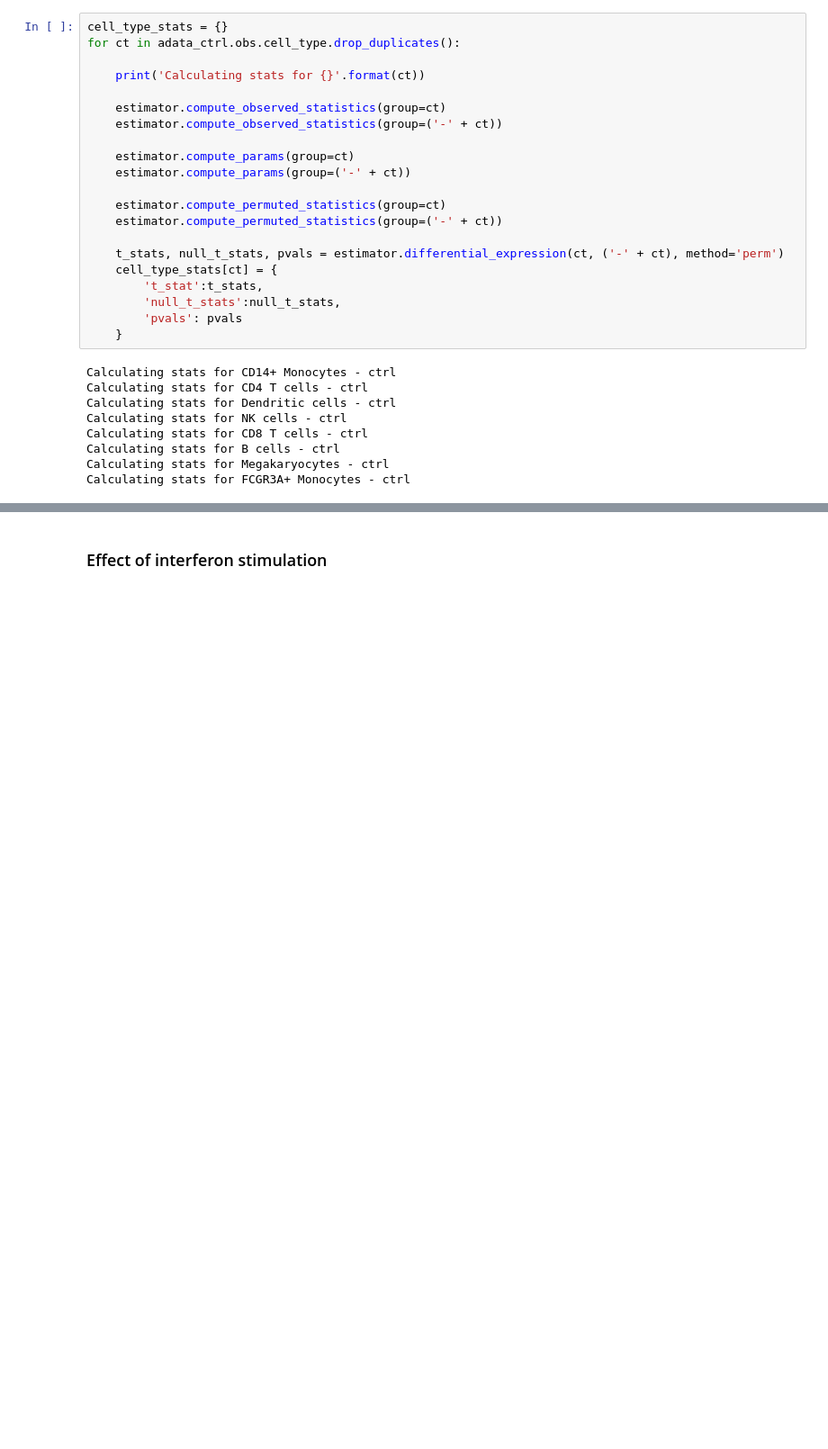
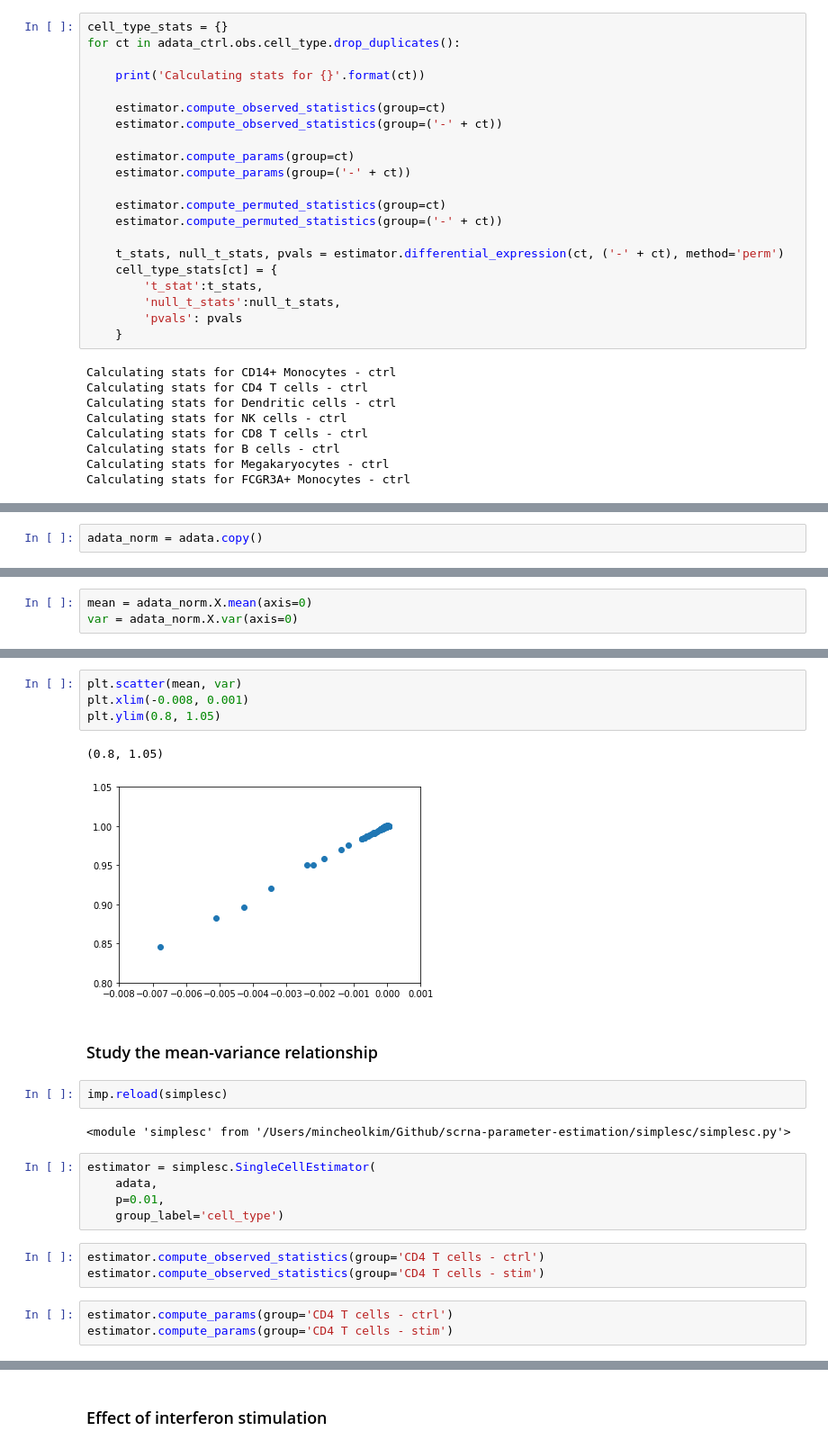
Before and after one commit to yelabucsf/scrna-parameter-estimation, a Jupyter notebook: examples/interferon_stimulation/interferon_stimulation_analysis.ipynb, the cells around one changed output, grey strips where cells are left out. Shown at 90% size. Cells and saved outputs as stored; diff of their text form; blank space fills up the shorter version.

```diff
--- a/examples/interferon_stimulation/interferon_stimulation_analysis.ipynb
+++ b/examples/interferon_stimulation/interferon_stimulation_analysis.ipynb
@@ -175,0 +189,2 @@ Number of sig. at 0.01 FDR: 614
+# %%
+adata_norm = adata.copy()
@@ -175,0 +200,3 @@ Number of sig. at 0.01 FDR: 614
+# %%
+mean = adata_norm.X.mean(axis=0)
+var = adata_norm.X.var(axis=0)
@@ -175,0 +208,24 @@ Number of sig. at 0.01 FDR: 614
+# %%
+plt.scatter(mean, var)
+plt.xlim(-0.008, 0.001)
+plt.ylim(0.8, 1.05)
+# %% [output]
+(0.8, 1.05)
+[figure, added]
+# %% [markdown]
+### Study the mean-variance relationship
+# %%
+imp.reload(simplesc)
+# %% [output]
+<module 'simplesc' from '/Users/mincheolkim/Github/scrna-parameter-estimation/simplesc/simplesc.py'>
+# %%
+estimator = simplesc.SingleCellEstimator(
+    adata,
+    p=0.01,
+    group_label='cell_type')
+# %%
+estimator.compute_observed_statistics(group='CD4 T cells - ctrl')
+estimator.compute_observed_statistics(group='CD4 T cells - stim')
+# %%
+estimator.compute_params(group='CD4 T cells - ctrl')
+estimator.compute_params(group='CD4 T cells - stim')
```
Also changed, not shown: parts of 39 cells of this notebook, 7 other files.
